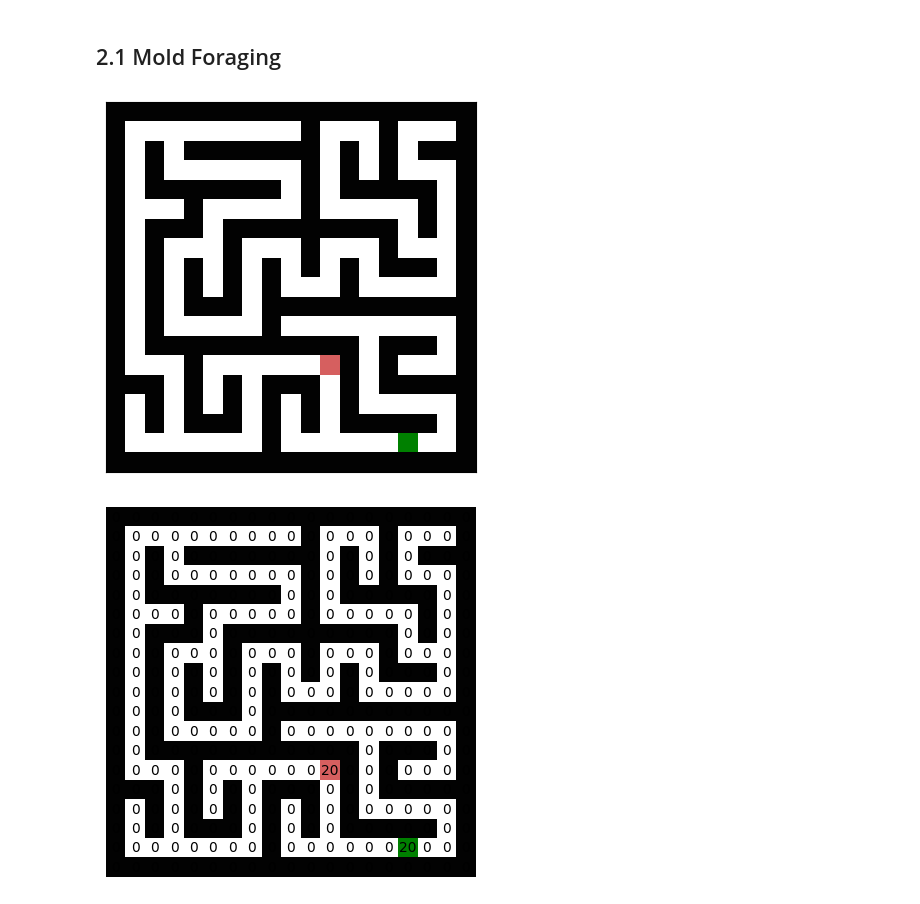
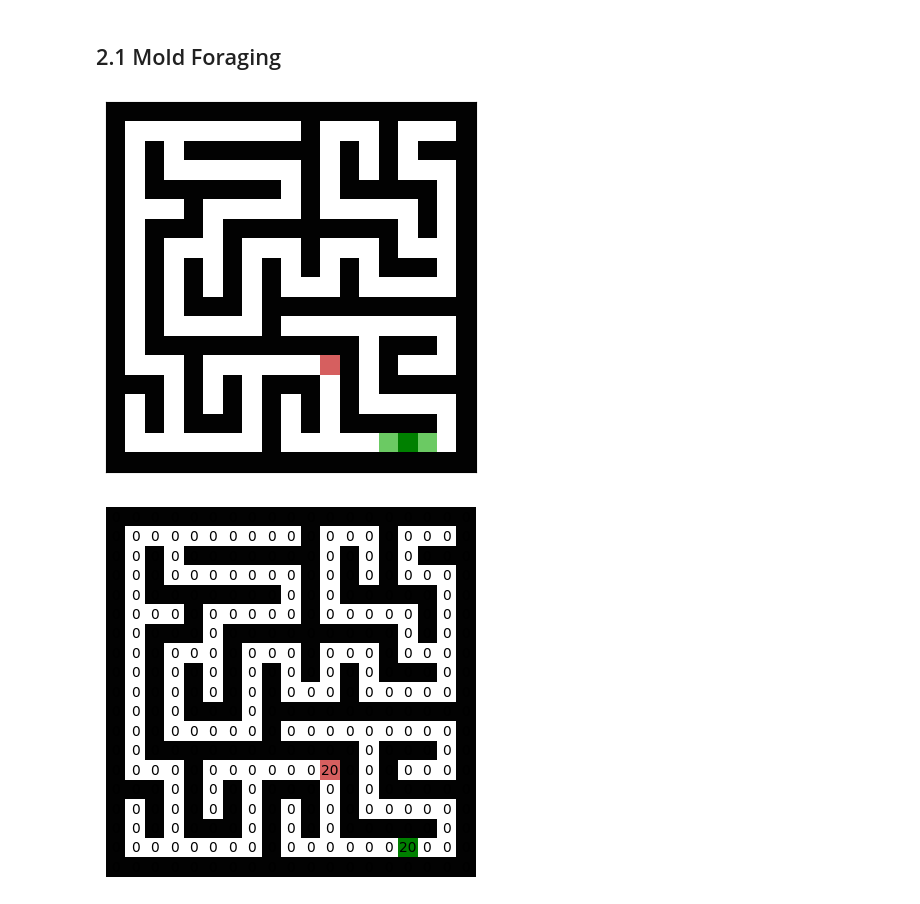
Before and after one commit to MengSunDom/CITS4403, a Jupyter notebook: CITS44403_29.ipynb, the cells around one changed output. Saved outputs shown, nothing was run; the diff lists cells and outputs as text; code cells hidden in the pictures.

```diff
--- a/CITS44403_29.ipynb
+++ b/CITS44403_29.ipynb
@@ -629,14 +629,15 @@ demo.animate(frames=150)
 # %%
 #env.forage()
 env = SlimeMoldForaging(height=19, width=19)
 env.process = "carve_pathway"
 env.step()
 env.place_item("mold")
 env.place_item("oat")
-env.process = "step_forage"
+env.process = "forage"
+env.step()
 env.draw()
 # %% [output]
-[figure, old version]
+[figure, new version]
 # %%
 env.draw_with_energy()
 # %% [output]
```
